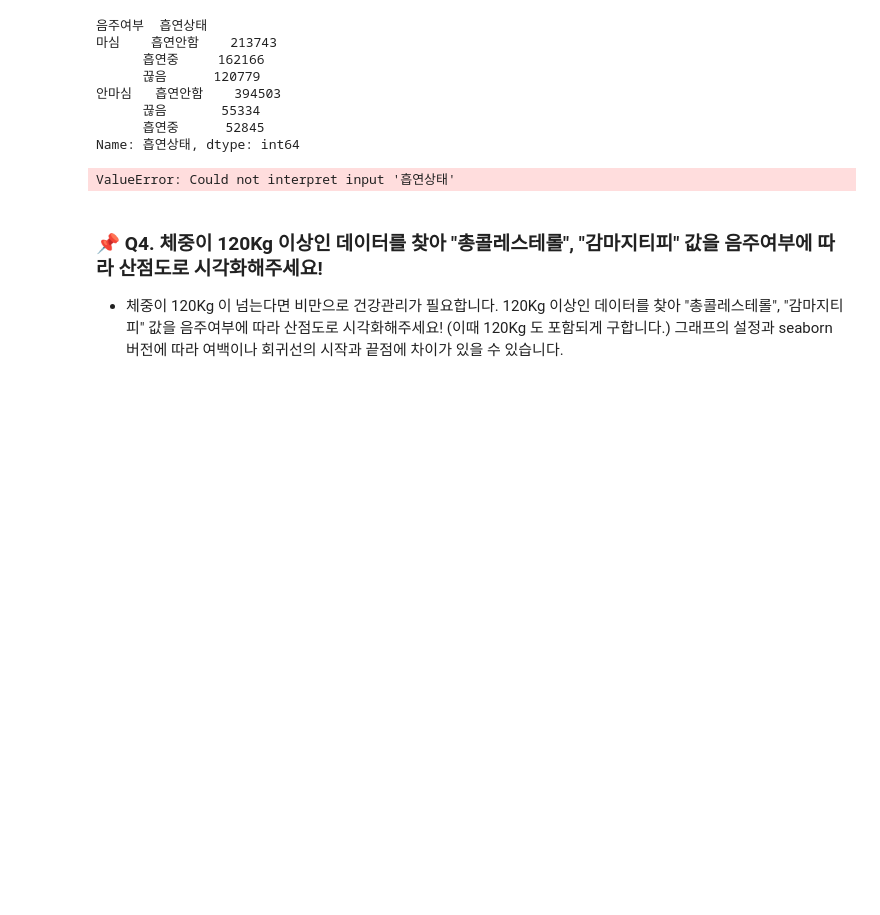
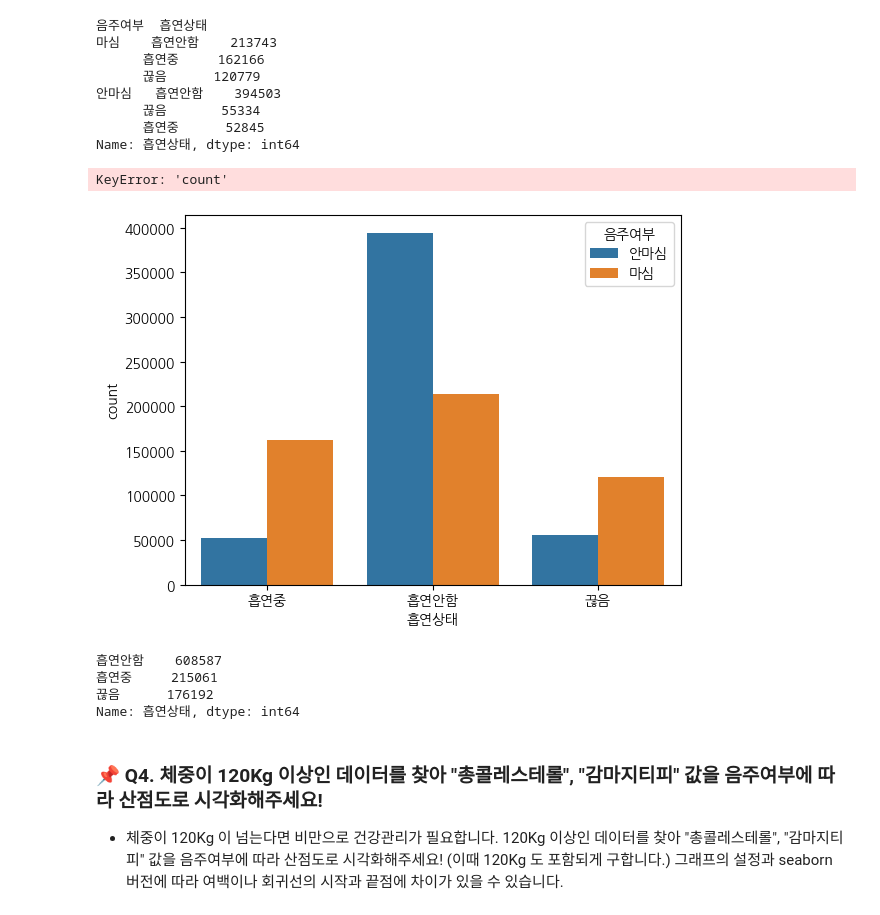
Before and after one commit to Minsoo0405/pythonbasic, a Jupyter notebook: coaching_study/3week_mission.ipynb, the cells around one changed output. Cells and saved outputs as stored; diff of their text form; code cells hidden in the pictures; blank space fills up the shorter version.

```diff
--- a/coaching_study/3week_mission.ipynb
+++ b/coaching_study/3week_mission.ipynb
@@ -133,12 +133,23 @@ df.groupby(by='음주여부')['흡연상태'].value_counts()
       끊음       55334
       흡연중      52845
 Name: 흡연상태, dtype: int64
+# %%
+df_condition = df.pivot(index='음주여부', columns='흡연상태', values='count')
+# %% [output]
+KeyError: 'count'
 # %%
 # 막대그래프 시각화
-sns.barplot(data=)
+sns.countplot(data=df, x='흡연상태', hue='음주여부')
 plt.show()
 # %% [output]
-ValueError: Could not interpret input '흡연상태'
+[figure, added]
+# %%
+df['흡연상태'].value_counts()
+# %% [output]
+흡연안함    608587
+흡연중     215061
+끊음      176192
+Name: 흡연상태, dtype: int64
 # %% [markdown]
 ### 📌 Q4. 체중이 120Kg 이상인 데이터를 찾아 "총콜레스테롤", "감마지티피" 값을 음주여부에 따라 산점도로 시각화해주세요!
 - 체중이 120Kg 이 넘는다면 비만으로 건강관리가 필요합니다. 120Kg 이상인 데이터를 찾아 "총콜레스테롤", "감마지티피" 값을 음주여부에 따라 산점도로 시각화해주세요! (이때 120Kg 도 포함되게 구합니다.) 그래프의 설정과 seaborn 버전에 따라 여백이나 회귀선의 시작과 끝점에 차이가 있을 수 있습니다.
```
Also changed, not shown: parts of 7 cells of this notebook.
